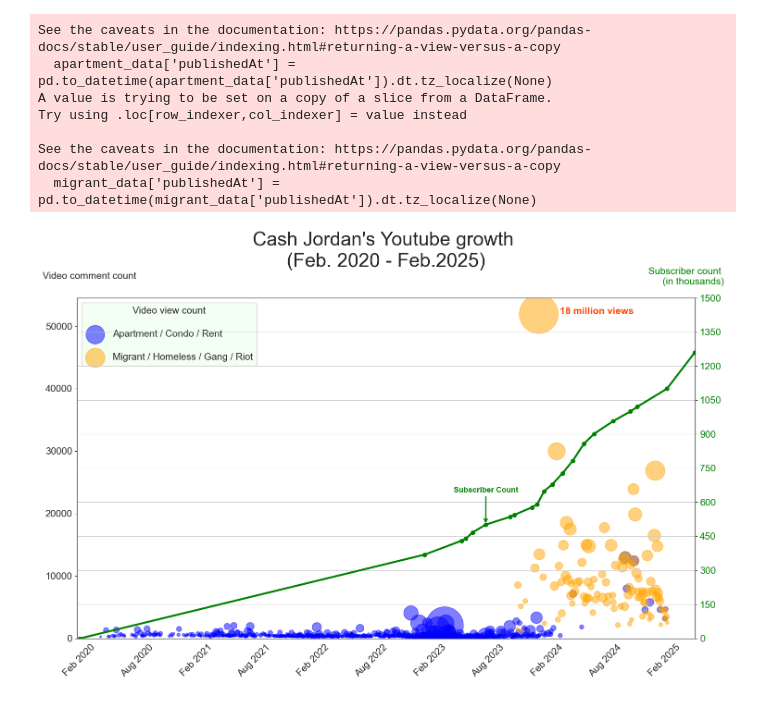
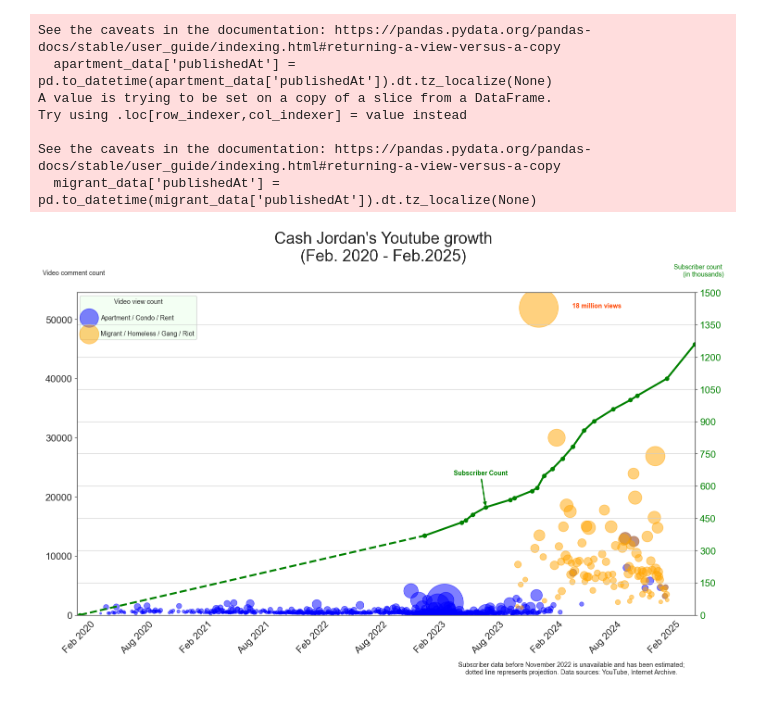
Before and after one commit to kcinbk/cash_jordan_slate, a Jupyter notebook: EDA_cash_jordan.ipynb, the cells around one changed output. Saved outputs shown, nothing was run; the diff lists cells and outputs as text; code cells hidden in the pictures.

Commit message:
Updated indext.html, EDA_cash_jordan.ipynb

```diff
--- a/EDA_cash_jordan.ipynb
+++ b/EDA_cash_jordan.ipynb
@@ -856,7 +706,7 @@ ax1.scatter(
 # Set labels for left y-axis
 ax1.set_xlabel('')
 ax1.set_ylabel('Video comment count',
-               fontsize=15,
+               fontsize=10,
                rotation='horizontal',
                ha='left',
                position=(1, 1.05)
@@ -866,17 +716,35 @@ ax1.set_ylabel('Video comment count',
 
 ax2 = ax1.twinx()
 
-ax2.plot(
+"""ax2.plot(
     jordan_subs_df['date'],
     jordan_subs_df['subscriber_count'],
     color='green',
+    linewidth=3,
+    marker='o'
+)"""
+
+ax2.plot(
+    jordan_subs_df['date'][:2],
+    jordan_subs_df['subscriber_count'][:2],
+    color='green',
+    ls='--',
+    linewidth=3,
+    marker='o'
+)
+
+ax2.plot(
+    jordan_subs_df['date'][1:],
+    jordan_subs_df['subscriber_count'][1:],
+    color='green',
+    ls='-',
     linewidth=3,
     marker='o'
 )
 
 ax2.set_ylabel('Subscriber count \n (in thousands)',
                color='green',
-               fontsize=15,
+               fontsize=10,
                rotation='horizontal',
                ha='right',
                position=(1, 1.09)
@@ -884,7 +752,6 @@ ax2.set_ylabel('Subscriber count \n (in thousands)',
 ax2.set_ylim(0, 1500)
 ax2.set_yticks(range(0, 1501, 150))
 ax2.tick_params(axis='y', labelcolor='green')
-
 
 
 
@@ -915,7 +782,7 @@ ax1.annotate(
     textcoords="offset points",
     xytext=(90, 0),
     ha='center',
-    fontsize=15,
+    fontsize=10,
     color='orangered',
     fontweight='bold'
 )
@@ -930,36 +797,47 @@ ax2.annotate(
     xy=(mid_date, mid_subscriber_count),  # Point to the midpoint of the line plot
     xytext=(-50, 50),  # Position of the text relative to the midpoint
     textcoords="offset points",
     arrowprops=dict(arrowstyle="->", color="green", lw=2),  # Arrow pointing to the line
-    fontsize=12,
+    fontsize=10,
     color="green",
     fontweight="bold"
 )
 
 
 
 
 # Set legend
 ax1.legend(
     ['Apartment / Condo / Rent',
      'Migrant / Homeless / Gang / Riot'],
      markerscale=0.7,
     loc='upper left',
     labelspacing=1.5,
     title="Video view count",
     facecolor='honeydew',
-    fontsize=15,
-    title_fontsize=15
+    fontsize=10,
+    title_fontsize=10
+)
+ax2.annotate(
+    "Subscriber data before November 2022 is unavailable and has been estimated;\n" \
+    "dotted line represents projection. Data sources: YouTube, Internet Archive.",
+    xy=(0.8, -0.18),
+    xycoords='axes fraction',
+    ha='center',
+    fontsize=10,
+    wrap=True
 )
 
 
 plt.grid(True)
-plt.suptitle("Cash Jordan's Youtube growth\n (Feb. 2020 - Feb.2025)", fontsize=30)
+plt.subplots_adjust(bottom=0.15)
+
+plt.suptitle("Cash Jordan's Youtube growth\n(Feb. 2020 - Feb.2025)", fontsize=25)
 
 
 plt.tight_layout()
-plt.savefig(f"{viz_folder_dir}/ cash_jordan_growth_600.jpeg", dpi=600)
+plt.savefig(f"{viz_folder_dir}/cash_jordan_youtube_metrics.jpeg", dpi=600)
 
 plt.show()
 # %% [output]
-[figure, old version]
+[figure, new version]
```
Also changed, not shown: parts of 6 cells of this notebook, 6 other files.
